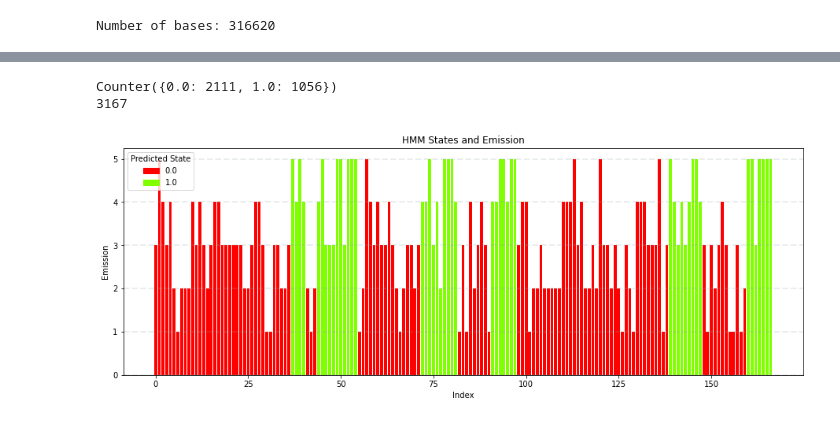
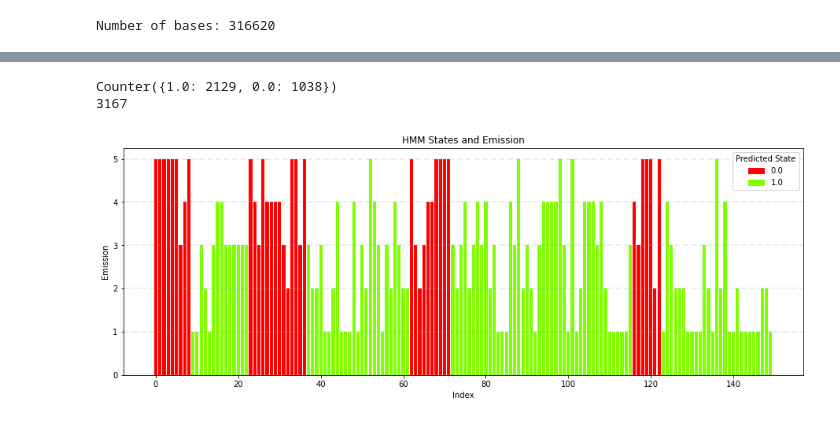
Before and after one commit to TomMakesThings/Genome-Sequence-Analysis-HMM, a Jupyter notebook: GSA.ipynb, the cells around one changed output, grey strips where cells are left out. Cells and saved outputs as stored; diff of their text form; code cells hidden in the pictures.

```diff
--- a/GSA.ipynb
+++ b/GSA.ipynb
@@ -106,6 +115,9 @@ class HMM():
 
     def __init__(self, S = None, V = None, A = None, mu_0 = None, B = None,
                  N = 100, file = None):
+
+        self.readArray = lambda x: np.array(x.readline().split()).astype(float)
+        self.readMatrix = lambda x: np.matrix(x.readline().split()[2:]).astype(float)
 
         if isinstance(file, type(None)):
             # If no file given, directly set parameters
@@ -166,7 +178,12 @@ class HMM():
         return(emission)
 
     # Scaled forward algorithm
-    def forwardAlgorithm(self, emitted_sequence):
+    def forwardAlgorithm(self, emitted_sequence = None, file = None):
+
+        if not isinstance(file, type(None)):
+            f = open(file, "r")
+            emitted_sequence = self.readArray(f)
+
         # Initialise forward variables (alpha) and scale c
         a_hat = np.matrix(np.zeros((self.J, self.N)), dtype = np.longfloat)
         c = np.zeros(self.N, dtype = np.longfloat)
@@ -200,7 +217,7 @@ class HMM():
         for n in range(self.N):
             L += math.log(c[n])
 
-        return(L, a_hat, c)
+        return(L, a_hat, c, emitted_sequence)
 
     def backwardAlgorithm(self, emitted_sequence, c):
         # Initialise scaled backward variable
@@ -217,16 +234,6 @@ class HMM():
             vn_plus_1 = int(sequence_idxs[n + 1])
 
             for i in range(self.J):
-
-#                 print("As")
-#                 print(self.A[i, :].reshape(self.J, 1))
-#                 print(self.A[:, i])
-#                 print("B hat")
-#                 print(b_hat[:, n + 1])
-
-#                 print((1/c[n]) * sum(np.multiply(np.multiply(b_hat[:, n + 1], self.A[i, :]),
-#                                                  self.B[:, vn_plus_1])))
-
                 # Calculate scaled backward variable
                 b_hat[i, n] = (1/c[n]) * sum(np.multiply(np.multiply(b_hat[:, n + 1], self.A[i, :].reshape(self.J, 1)),
                                                         self.B[:, vn_plus_1]))
@@ -241,7 +248,7 @@ class HMM():
 
         return(probability)
 
-    def BaumWelchAlgorithm(self, emitted_sequence, threshold, iterations = 100, verbose = 0):
+    def BaumWelchAlgorithm(self, emitted_sequence, threshold, verbose = 0):
         # Initialise parameters theta
         self.A = np.matrix(self.generateProbability(len(self.S)))
         self.mu_0 = self.generateProbability(len(self.S))
@@ -260,7 +267,7 @@ class HMM():
         L_change = float("inf")
 
         # Calculate likelihood for initial parameters
-        L_new, a_hat, c = self.forwardAlgorithm(emitted_sequence)
+        L_new, a_hat, c, _ = self.forwardAlgorithm(emitted_sequence)
         b_hat = self.backwardAlgorithm(emitted_sequence, c)
 
         count = 0
@@ -296,7 +303,7 @@ class HMM():
                         self.B[i, vk] += np.sum(A[i, j] * np.multiply(np.multiply(a_hat[i, :-1],
                                                                                   np.array([B[j, idx] for idx in sequence_idxs[1:]])),
                                                                       np.multiply(b_hat[j, 1:],
-                                                                                  emitted_states[:-1]))) # HERE
+                                                                                  emitted_states[:-1])))
                 # Divide by expectation
                 self.B[i, :] = np.divide(self.B[i, :], np.sum(self.A[i, :]))
                 self.A[i, :] = np.divide(self.A[i, :], np.sum(self.A[i, :]))
@@ -311,10 +318,10 @@ class HMM():
                                                                       b_hat[:, 1].flatten())).flatten())
 
             # Normalise between 0 - 1 to account for underflow / rounding errors
-            self.mu_0 = np.array([float(i) / sum(self.mu_0) for i in self.mu_0])
+            #self.mu_0 = np.array([float(i) / sum(self.mu_0) for i in self.mu_0])
 
             # Calculate likelihood for new parameters
-            L_new, a_hat, c = self.forwardAlgorithm(emitted_sequence)
+            L_new, a_hat, c, _ = self.forwardAlgorithm(emitted_sequence)
             b_hat = self.backwardAlgorithm(emitted_sequence, c)
 
             # Difference in likelihood between previous and updated paramaters
@@ -480,30 +446,30 @@ b_hat
-# %%
-print(Counter(predicted_state))
-print(len(chromosome_emission))
-# %% [output]
-Counter({0.0: 2111, 1.0: 1056})
-3167
+# %%
+print(Counter(predicted_state))
+print(len(chromosome_emission))
+# %% [output]
+Counter({1.0: 2129, 0.0: 1038})
+3167
 # %%
 colour_dict = {0: "red", 1: "chartreuse", 2: "green", 3: "blue"}
 
-min_position = 3000
-max_position = 3167
+min_position = 0
+max_position = 150
 
 fig = plt.figure()
 ax = fig.add_axes([0,0,2,1])
 ax.bar([i for i in range(len(chromosome_emission[min_position : max_position]))],
        chromosome_emission[min_position : max_position],
        color = [colour_dict[int(s)] for s in predicted_state[min_position : max_position]])
 plt.grid(color = '#95a5a6', linestyle = '--', linewidth = 2, axis = 'y', alpha = 0.2)
 plt.title('HMM States and Emission')
 plt.xlabel('Index')
 plt.ylabel('Emission')
 
 plt.legend(handles = [mpatches.Patch(color = colour_dict[i],
                                      label = np.unique(predicted_state[min_position : max_position])[i])
                       for i in range(len(np.unique(predicted_state[min_position : max_position])))],
            title = "Predicted State")
-#plt.savefig(".pdf", bbox_inches = 'tight')
+plt.savefig("chromosome_emission.pdf", bbox_inches = 'tight')
 plt.show()
 # %% [output]
-[figure, old version]
+[figure, new version]
```
Also changed, not shown: parts of 13 cells of this notebook, 4 other files.
